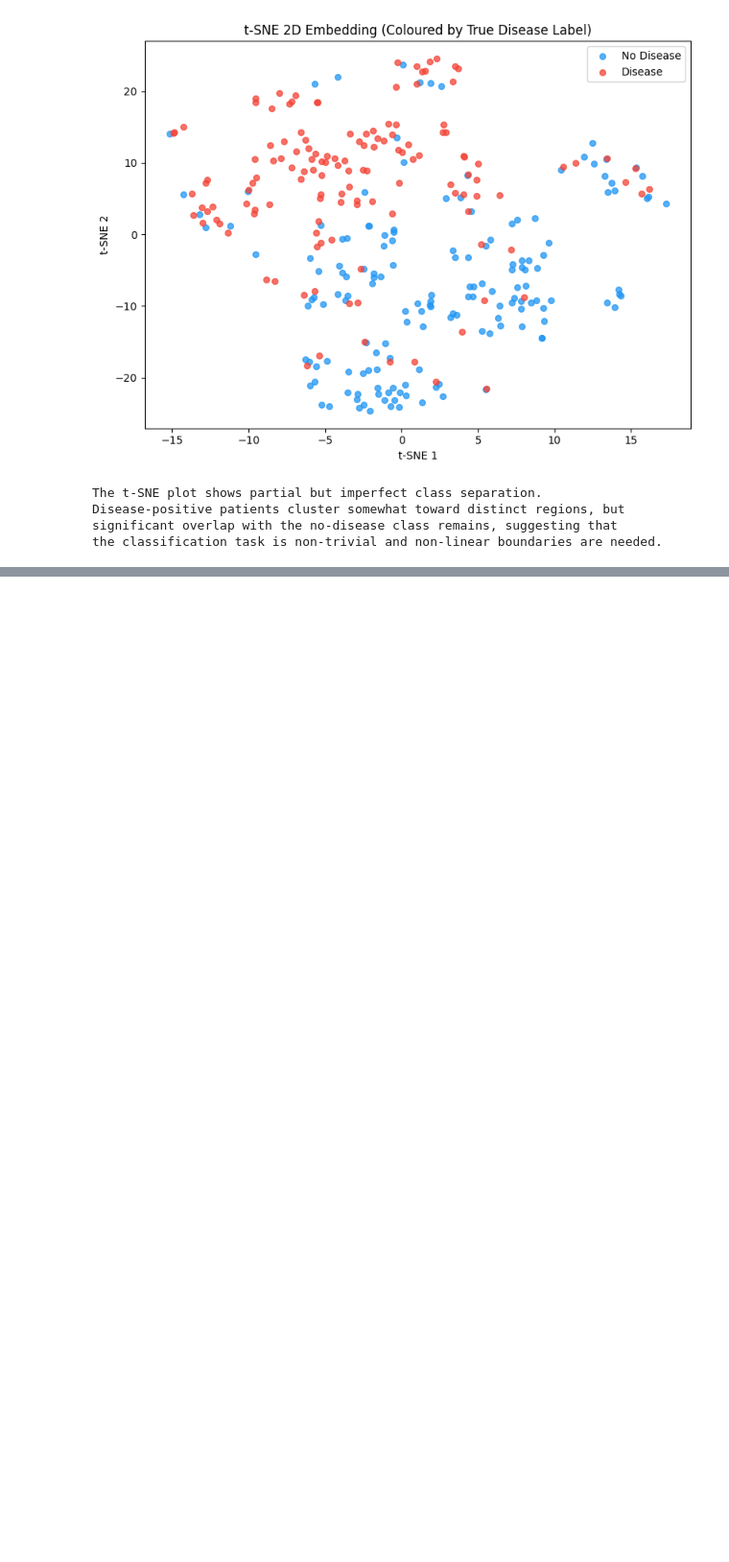
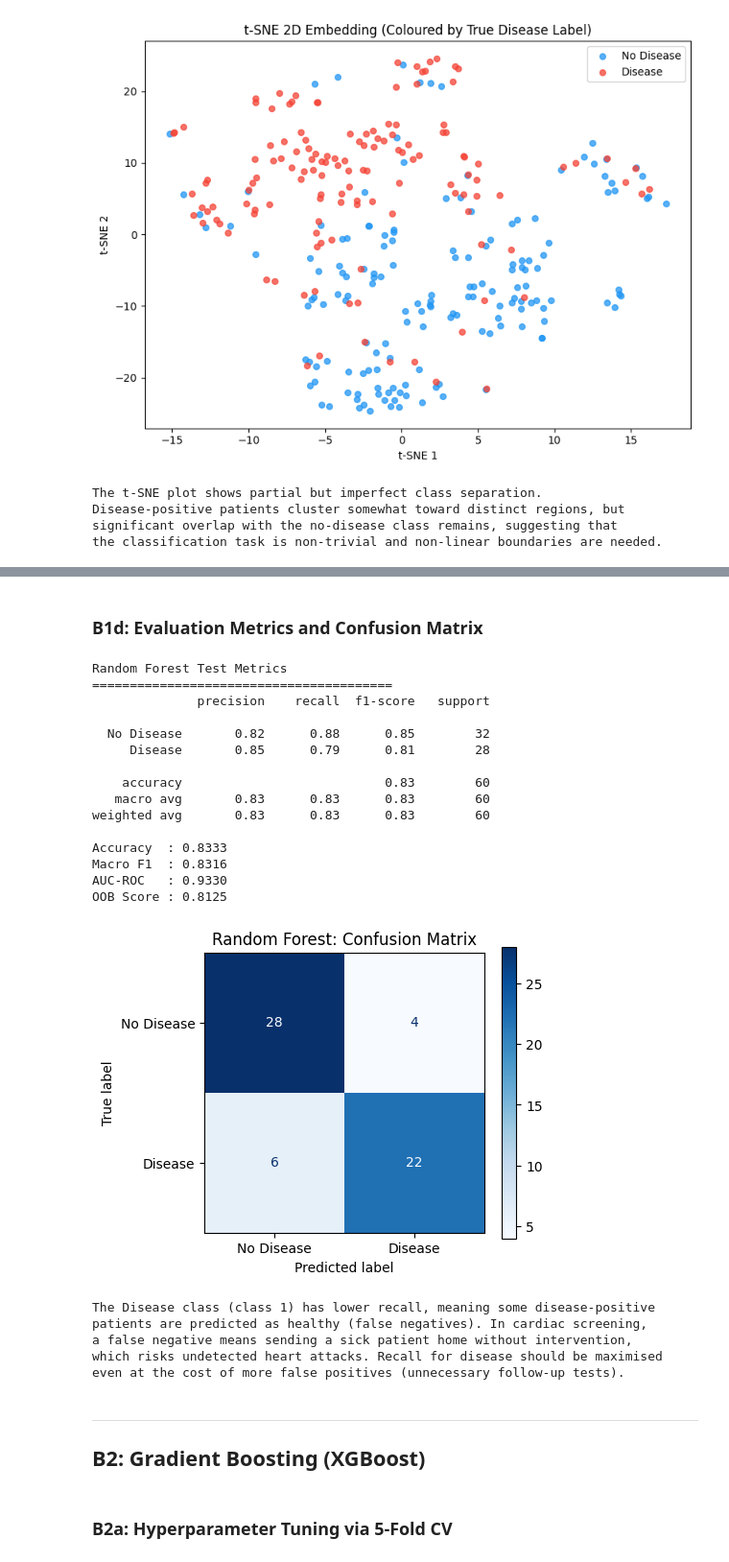
Before and after one commit to WaqasAhmed27/Data-Mining-Assignment-04, a Jupyter notebook: DM_Assignment04_23i-2540.ipynb, the cells around one changed output, grey strips where cells are left out. Shown at 96% size. Saved outputs shown, nothing was run; the diff lists cells and outputs as text; code cells hidden in the pictures; blank space fills up the shorter version.

```diff
--- a/DM_Assignment04_23i-2540.ipynb
+++ b/DM_Assignment04_23i-2540.ipynb
@@ -483,0 +685,67 @@ the classification task is non-trivial and non-linear boundaries are needed.
+# %% [markdown]
+### B1d: Evaluation Metrics and Confusion Matrix
+# %%
+t0 = time.time()
+rf_final.fit(X_train_sm, y_train_sm)
+rf_train_time = time.time() - t0
+
+y_pred_rf   = rf_final.predict(X_test_enc)
+y_proba_rf  = rf_final.predict_proba(X_test_enc)[:, 1]
+
+acc_rf   = accuracy_score(y_test, y_pred_rf)
+f1_rf    = f1_score(y_test, y_pred_rf, average='macro')
+auc_rf   = roc_auc_score(y_test, y_proba_rf)
+rec_rf1  = f1_score(y_test, y_pred_rf, average=None)[1]  # recall for class 1
+
+print("Random Forest Test Metrics")
+print("=" * 40)
+print(classification_report(y_test, y_pred_rf, target_names=['No Disease','Disease']))
+print(f"Accuracy  : {acc_rf:.4f}")
+print(f"Macro F1  : {f1_rf:.4f}")
+print(f"AUC-ROC   : {auc_rf:.4f}")
+print(f"OOB Score : {rf_final.oob_score_:.4f}")
+
+fig, ax = plt.subplots(figsize=(5, 4))
+ConfusionMatrixDisplay.from_predictions(
+    y_test, y_pred_rf,
+    display_labels=['No Disease','Disease'],
+    cmap='Blues', ax=ax
+)
+ax.set_title('Random Forest: Confusion Matrix')
+plt.tight_layout()
+plt.savefig('b1_cm.png', bbox_inches='tight')
+plt.show()
+
+print()
+print("The Disease class (class 1) has lower recall, meaning some disease-positive")
+print("patients are predicted as healthy (false negatives). In cardiac screening,")
+print("a false negative means sending a sick patient home without intervention,")
+print("which risks undetected heart attacks. Recall for disease should be maximised")
+print("even at the cost of more false positives (unnecessary follow-up tests).")
+# %% [output]
+Random Forest Test Metrics
+========================================
+              precision    recall  f1-score   support
+
+  No Disease       0.82      0.88      0.85        32
+     Disease       0.85      0.79      0.81        28
+
+    accuracy                           0.83        60
+   macro avg       0.83      0.83      0.83        60
+weighted avg       0.83      0.83      0.83        60
+
+Accuracy  : 0.8333
+Macro F1  : 0.8316
+AUC-ROC   : 0.9330
+OOB Score : 0.8125
+[figure, added]
+The Disease class (class 1) has lower recall, meaning some disease-positive
+patients are predicted as healthy (false negatives). In cardiac screening,
+a false negative means sending a sick patient home without intervention,
+which risks undetected heart attacks. Recall for disease should be maximised
+even at the cost of more false positives (unnecessary follow-up tests).
+# %% [markdown]
+---
+## B2: Gradient Boosting (XGBoost)
+# %% [markdown]
+### B2a: Hyperparameter Tuning via 5-Fold CV
```
Also changed, not shown: parts of 23 cells of this notebook.
